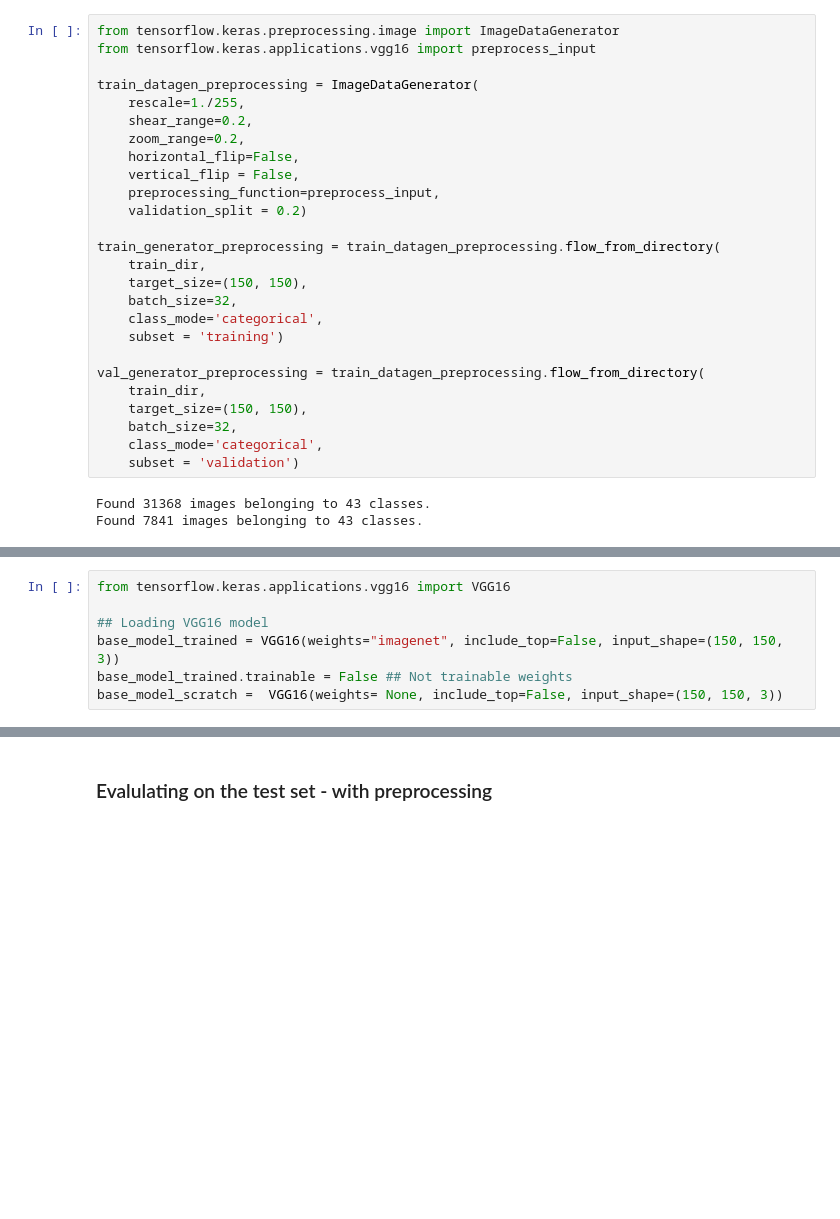
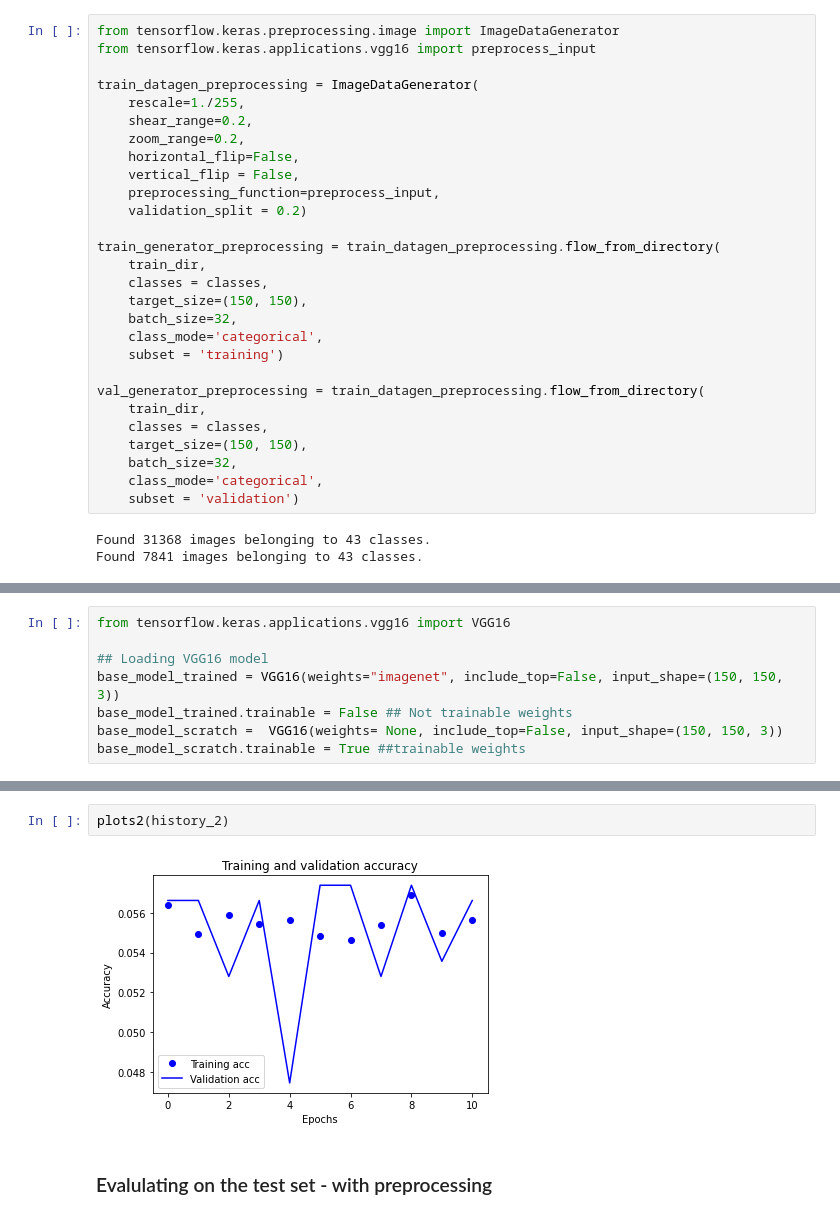
Before and after one commit to clara-kill/ml_tensorflow, a Jupyter notebook: Code/Starter.ipynb, the cells around one changed output, grey strips where cells are left out. Cells and saved outputs as stored; diff of their text form; blank space fills up the shorter version.

```diff
--- a/Code/Starter.ipynb
+++ b/Code/Starter.ipynb
@@ -295,6 +295,7 @@ train_datagen_preprocessing = ImageDataGenerator(
 
 train_generator_preprocessing = train_datagen_preprocessing.flow_from_directory(
     train_dir,
+    classes = classes,
     target_size=(150, 150),
     batch_size=32,
     class_mode='categorical',
@@ -302,6 +303,7 @@ train_generator_preprocessing = train_datagen_preprocessing.flow_from_directory(
 
 val_generator_preprocessing = train_datagen_preprocessing.flow_from_directory(
     train_dir,
+    classes = classes,
     target_size=(150, 150),
     batch_size=32,
     class_mode='categorical',
@@ -344,6 +349,7 @@ from tensorflow.keras.applications.vgg16 import VGG16
 base_model_trained = VGG16(weights="imagenet", include_top=False, input_shape=(150, 150, 3))
 base_model_trained.trainable = False ## Not trainable weights
 base_model_scratch =  VGG16(weights= None, include_top=False, input_shape=(150, 150, 3))
+base_model_scratch.trainable = True ##trainable weights
 # %%
 base_model_trained.summary()
 # %% [output]
@@ -429,3 +491,7 @@ history_2 = model_2.fit_generator(
+# %%
+plots2(history_2)
+# %% [output]
+[figure, added]
 # %% [markdown]
 ### Evalulating on the test set - with preprocessing
 # %%
```
Also changed, not shown: parts of 19 cells of this notebook.
